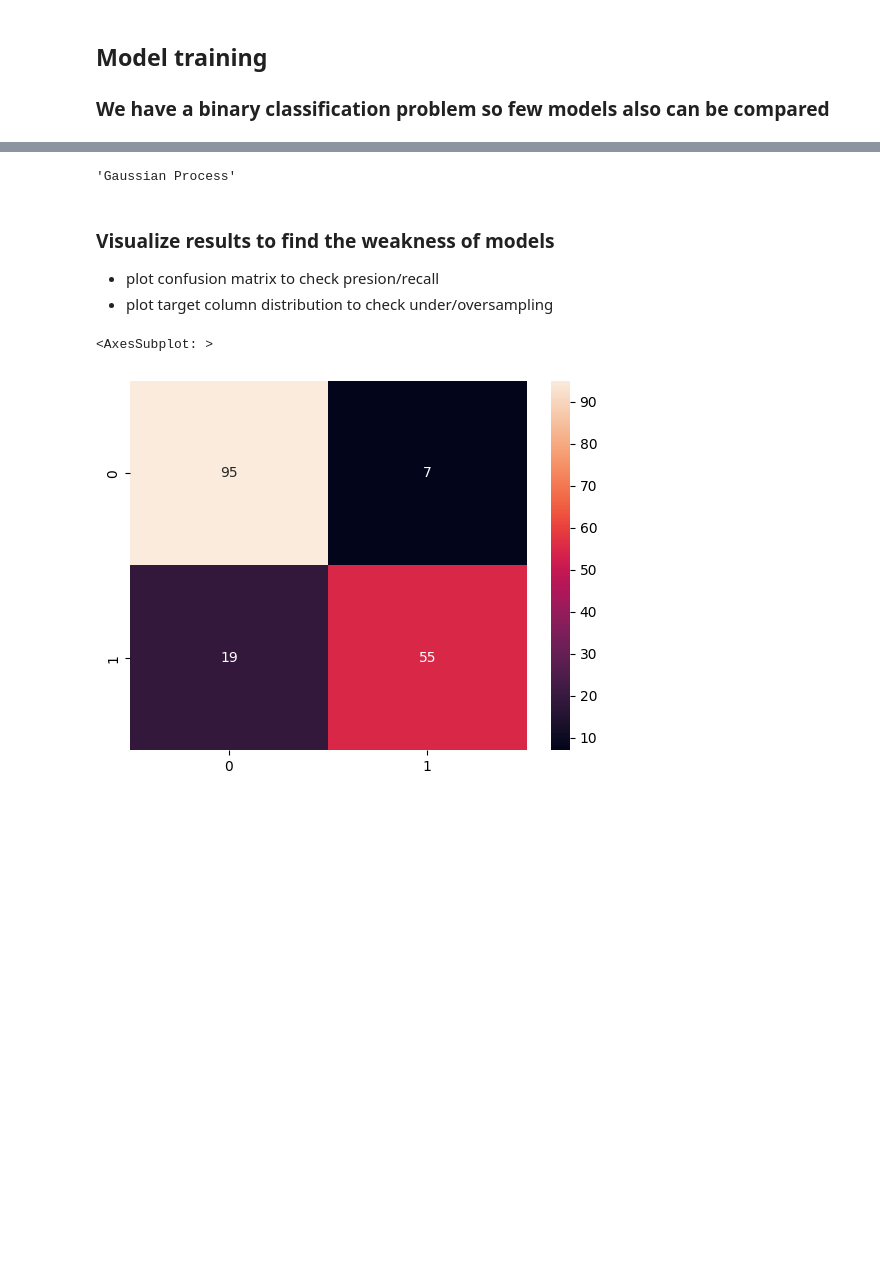
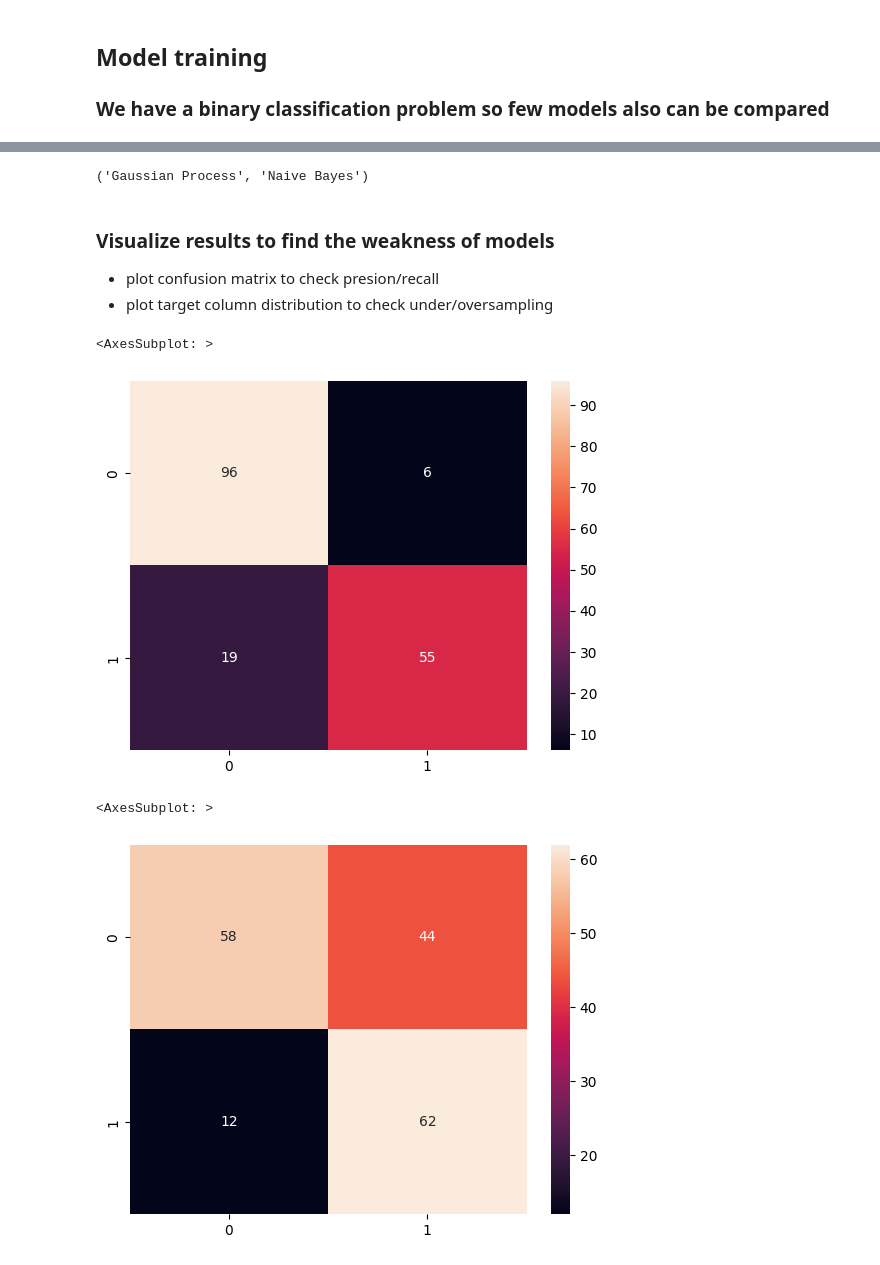
Before and after one commit to mrzlkaaa/dl_structured_data, a Jupyter notebook: titanic_disaster/jupyter/ML/titanic_disaster.ipynb, the cells around one changed output, grey strips where cells are left out. Saved outputs shown, nothing was run; the diff lists cells and outputs as text; code cells hidden in the pictures; blank space fills up the shorter version.

Commit message:
visualize data for model prediction improvenment

```diff
--- a/titanic_disaster/jupyter/ML/titanic_disaster.ipynb
+++ b/titanic_disaster/jupyter/ML/titanic_disaster.ipynb
@@ -118,7 +118,7 @@ for n,i in enumerate(df_iter_copy["Cabin"], start=1):
         matches = pattern.findall(i)
         matches = list(set(matches))[0] # remove duplicates
         if len(matches) > 1:
-            matches = "Not sure"
+            matches = "Not Sure"
         df.loc[n, "Cabin"] = matches
 #         print(df["Cabin"].iloc[n])
     continue
@@ -520,9 +520,11 @@ for train, test in zip(scores_train, scores_test):
 # %%
 # the highets accuracy
 best_accuracy = np.argmax(scores_test)
-names[best_accuracy]
+#the lowest accuracy
+worst_accuracy = np.argmin(scores_test)
+names[best_accuracy], names[worst_accuracy]
 # %% [output]
-'Gaussian Process'
+('Gaussian Process', 'Naive Bayes')
 # %% [markdown]
 ### Visualize results to find the weakness of models
 * plot confusion matrix to check presion/recall
@@ -535,4 +538,10 @@ from sklearn.metrics import confusion_matrix
 sns.heatmap(confusion_matrix(y_test, classifiers[best_accuracy].predict(X_test)), annot=True, fmt='.0f')
 # %% [output]
 <AxesSubplot: >
-[figure, old version]
+[figure, new version]
+# %%
+# confusion matrix for model with lowest accuracy
+sns.heatmap(confusion_matrix(y_test, classifiers[worst_accuracy].predict(X_test)), annot=True, fmt='.0f')
+# %% [output]
+<AxesSubplot: >
+[figure, added]
```
Also changed, not shown: parts of 7 cells of this notebook.
